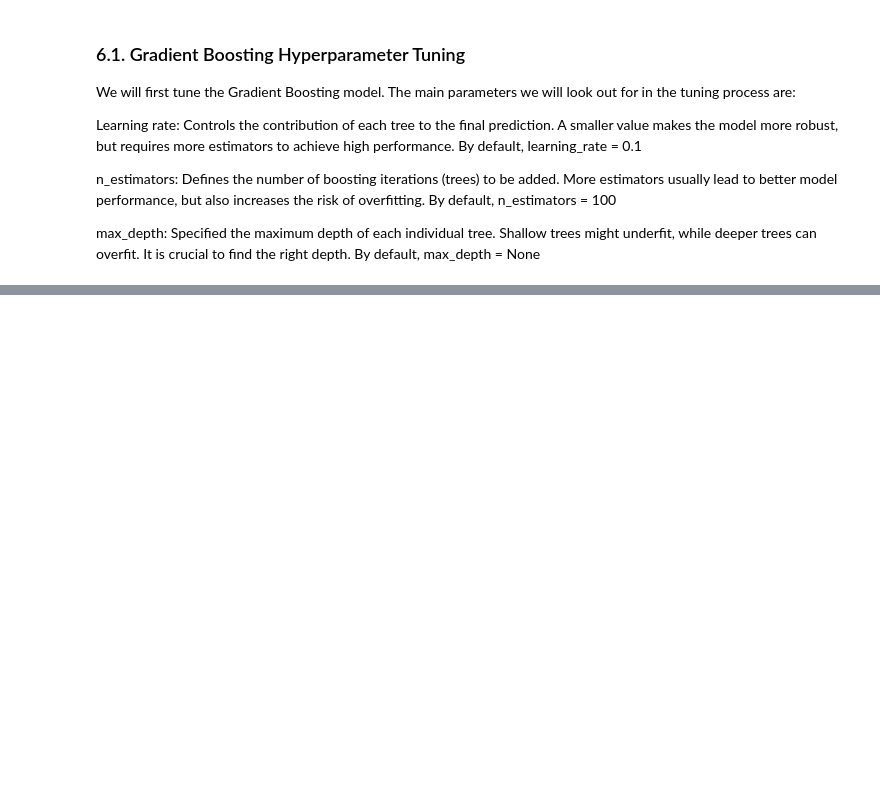
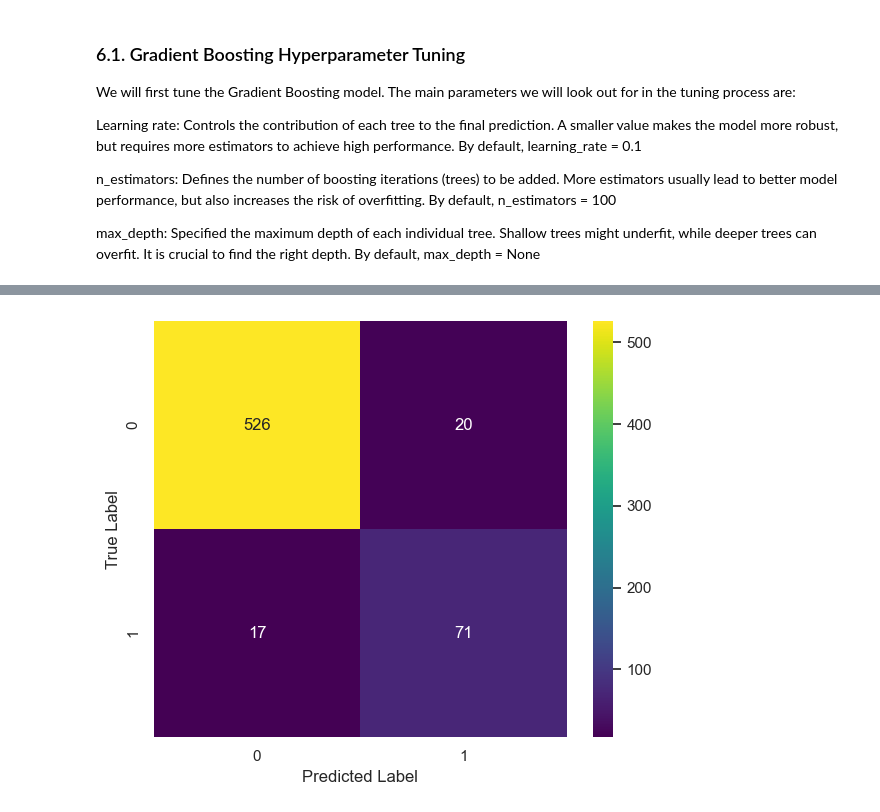
Before and after one commit to Mangelepa/Group5-phase3-project, a Jupyter notebook: phase3 project.ipynb, the cells around one changed output, grey strips where cells are left out. Drawn from its saved outputs; the diff is of its cells as text; code cells hidden in the pictures; blank space fills up the shorter version.

Commit message:
Updated Modelling Evaluation

```diff
--- a/phase3 project.ipynb
+++ b/phase3 project.ipynb
@@ -1436,0 +1480,18 @@ max_depth: Specified the maximum depth of each individual tree. Shallow trees mi
+# %%
+# instantiate a Gradient Boosting model
+gb_model_tuned = GradientBoostingClassifier(
+    n_estimators=100,
+    max_depth=7,
+    learning_rate=0.060000000000000005,
+    random_state=42
+)
+
+# fit the training data
+gb_model_tuned.fit(X_train_smote, y_train_smote)
+
+# make predictions on test set
+y_pred_gb_tuned = gb_model_tuned.predict(X_test_scaled)
+
+# compute the accuracy of the model
+gb_tuned_acc = accuracy_score(y_test, y_pred_gb_tuned)
+print("Tuned Gradient Boosting model accuracy:", gb_tuned_acc)
@@ -1436,0 +1516,5 @@ max_depth: Specified the maximum depth of each individual tree. Shallow trees mi
+# %%
+# plot the confusion matrix
+plot_confusion_matrix(y_test, y_pred_gb_tuned, class_labels=[0, 1])
+# %% [output]
+[figure, added]
```
Also changed, not shown: parts of 21 cells of this notebook.
